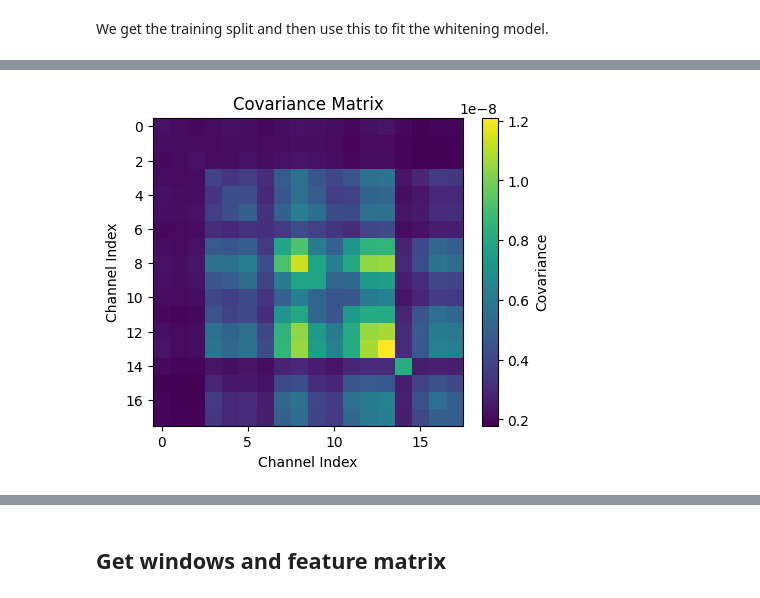
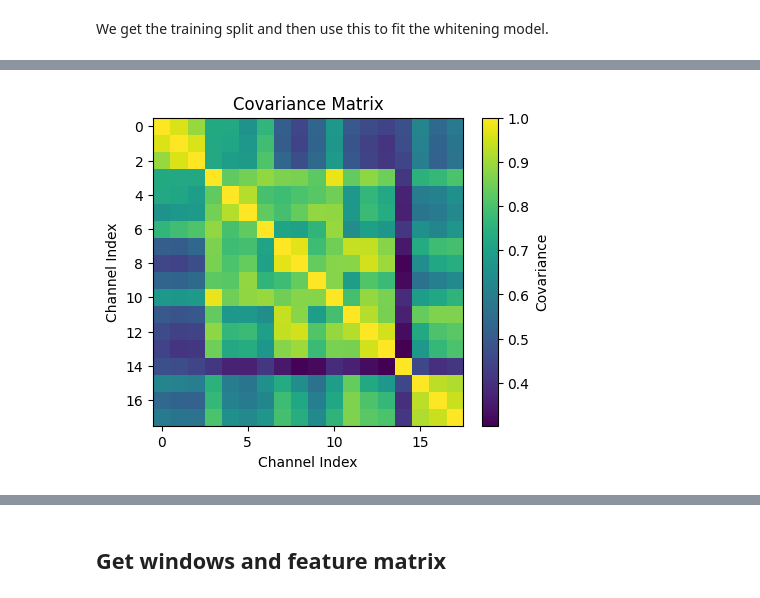
Before and after one commit to Neurosoft-Bioelectronics/auditorydecoding, a Jupyter notebook: notebooks/frequency_decoding.ipynb, the cells around one changed output, grey strips where cells are left out. Saved outputs shown, nothing was run; the diff lists cells and outputs as text; code cells hidden in the pictures.

```diff
--- a/notebooks/frequency_decoding.ipynb
+++ b/notebooks/frequency_decoding.ipynb
@@ -130,7 +127,7 @@ plot_pca_variance(pca)
 # %%
-plot_covariance(np.cov(signal, rowvar=False))
+plot_covariance(np.cov((signal - signal.mean(axis=0)) / signal.std(axis=0), rowvar=False))
 # %% [output]
-[figure, old version]
+[figure, new version]
 # %%
 APPLY_WHITENING = True
 if APPLY_WHITENING:
```
Also changed, not shown: parts of 13 cells of this notebook, 8 other files.
